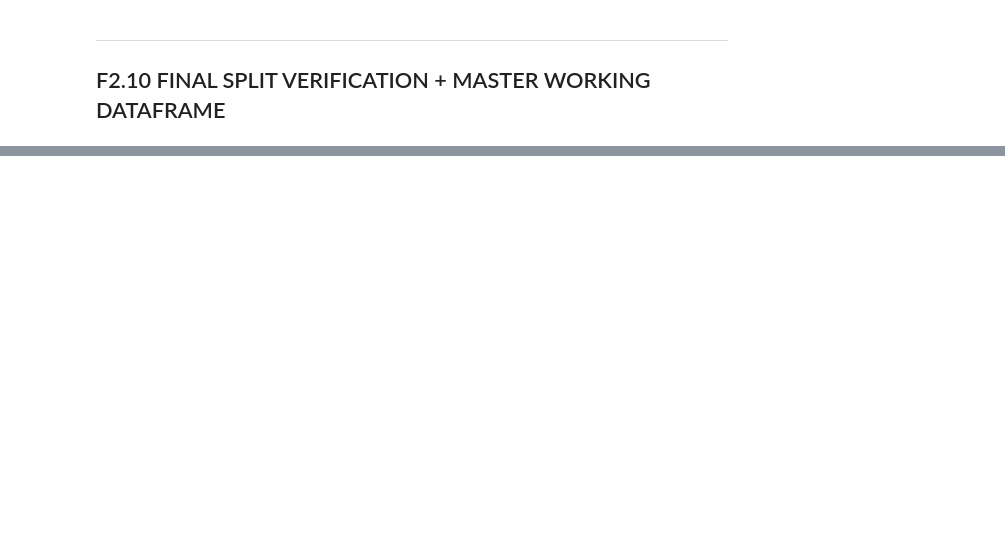
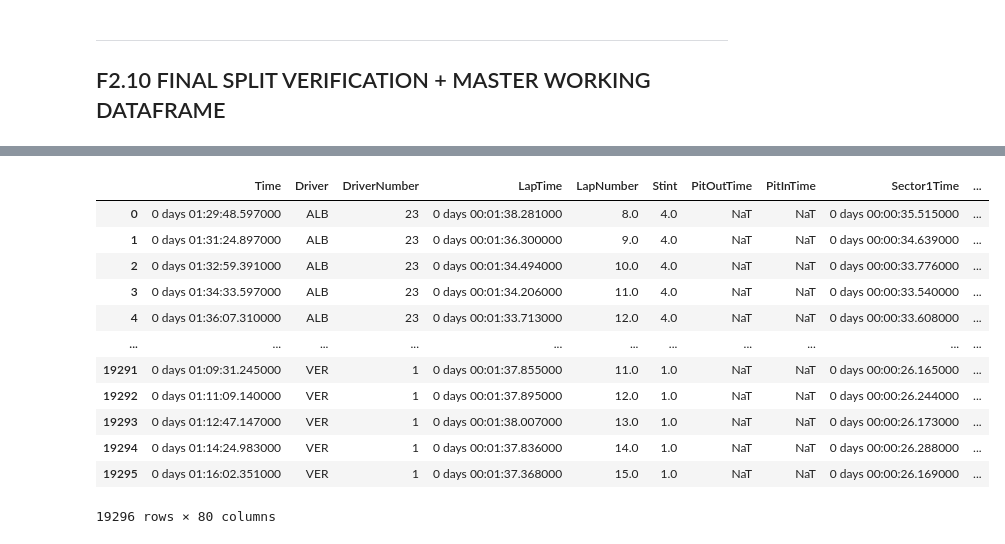
Before and after one commit to mohammedDhinojwala/f1-ai-race-strategy, a Jupyter notebook: notebooks/01_data_investigation.ipynb, the cells around one changed output, grey strips where cells are left out. Saved outputs shown, nothing was run; the diff lists cells and outputs as text; code cells hidden in the pictures; blank space fills up the shorter version.

```diff
--- a/notebooks/01_data_investigation.ipynb
+++ b/notebooks/01_data_investigation.ipynb
@@ -10649,0 +11038,16 @@ print([c for c in f2.columns if c.startswith(("T1_", "T2_", "T3_", "T4_", "T5_",
+# %%
+eda_df
+# %% [output]
+|  | Time | Driver | DriverNumber | LapTime | LapNumber | Stint | PitOutTime | PitInTime | Sector1Time | ... |
+| 0 | 0 days 01:29:48.597000 | ALB | 23 | 0 days 00:01:38.281000 | 8.0 | 4.0 | NaT | NaT | 0 days 00:00:35.515000 | ... |
+| 1 | 0 days 01:31:24.897000 | ALB | 23 | 0 days 00:01:36.300000 | 9.0 | 4.0 | NaT | NaT | 0 days 00:00:34.639000 | ... |
+| 2 | 0 days 01:32:59.391000 | ALB | 23 | 0 days 00:01:34.494000 | 10.0 | 4.0 | NaT | NaT | 0 days 00:00:33.776000 | ... |
+| 3 | 0 days 01:34:33.597000 | ALB | 23 | 0 days 00:01:34.206000 | 11.0 | 4.0 | NaT | NaT | 0 days 00:00:33.540000 | ... |
+| 4 | 0 days 01:36:07.310000 | ALB | 23 | 0 days 00:01:33.713000 | 12.0 | 4.0 | NaT | NaT | 0 days 00:00:33.608000 | ... |
+| ... | ... | ... | ... | ... | ... | ... | ... | ... | ... | ... |
+| 19291 | 0 days 01:09:31.245000 | VER | 1 | 0 days 00:01:37.855000 | 11.0 | 1.0 | NaT | NaT | 0 days 00:00:26.165000 | ... |
+| 19292 | 0 days 01:11:09.140000 | VER | 1 | 0 days 00:01:37.895000 | 12.0 | 1.0 | NaT | NaT | 0 days 00:00:26.244000 | ... |
+| 19293 | 0 days 01:12:47.147000 | VER | 1 | 0 days 00:01:38.007000 | 13.0 | 1.0 | NaT | NaT | 0 days 00:00:26.173000 | ... |
+| 19294 | 0 days 01:14:24.983000 | VER | 1 | 0 days 00:01:37.836000 | 14.0 | 1.0 | NaT | NaT | 0 days 00:00:26.288000 | ... |
+| 19295 | 0 days 01:16:02.351000 | VER | 1 | 0 days 00:01:37.368000 | 15.0 | 1.0 | NaT | NaT | 0 days 00:00:26.169000 | ... |
+19296 rows × 80 columns
```
Also changed, not shown: parts of 22 cells of this notebook.
